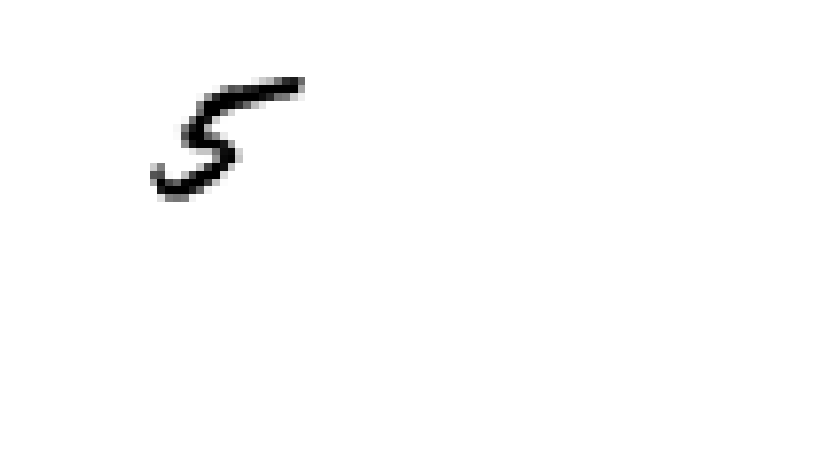
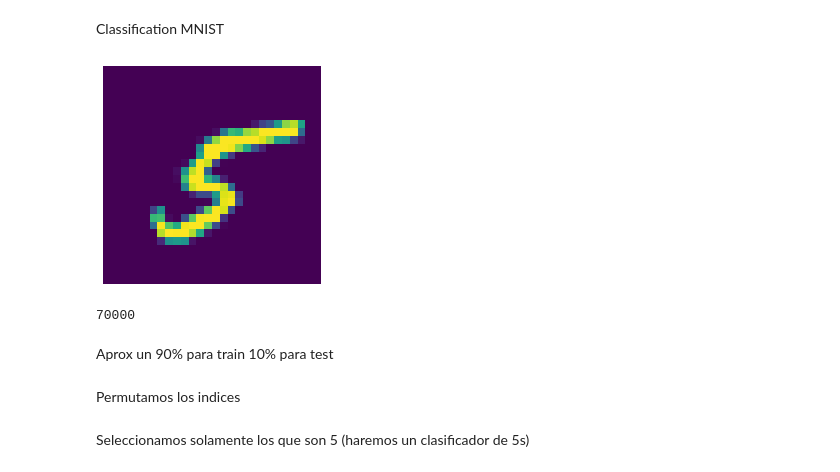
Before and after one commit to GuillermoOvejeroSanchez/Aprendizaje-Automatico, a Jupyter notebook: book-ml/classification/clf.ipynb, the cells around one changed output. Drawn from its saved outputs; the diff is of its cells as text; code cells hidden in the pictures; blank space fills up the shorter version.

```diff
--- a/book-ml/classification/clf.ipynb
+++ b/book-ml/classification/clf.ipynb
@@ -1,3 +1,5 @@
+# %% [markdown]
+Classification MNIST
 # %%
 from sklearn.datasets import fetch_openml
 mnist = fetch_openml('mnist_784')
@@ -5,23 +7,31 @@ X, y = mnist["data"], mnist["target"]
 # %%
 %matplotlib inline
 import matplotlib
 import matplotlib.pyplot as plt
 
 digit = X[2363]
 image = digit.reshape(28,28)
-plt.imshow(image, cmap = matplotlib.cm.binary,
+plt.imshow(image, cmap = matplotlib.cm.viridis,
 interpolation="nearest")
 plt.axis("off")
 plt.show()
+len(X)
 # %% [output]
-[figure, old version]
+[figure, new version]
+70000
+# %% [markdown]
+Aprox un 90% para train 10% para test
 # %%
 X_train, X_test, y_train, y_test = X[:60000], X[60000:], y[:60000], y[60000:]
+# %% [markdown]
+Permutamos los indices
 # %%
 import numpy as np
 
 shuffle_index = np.random.permutation(60000)
 X_train, y_train = X_train[shuffle_index], y_train[shuffle_index]
+# %% [markdown]
+Seleccionamos solamente los que son 5 (haremos un clasificador de 5s)
 # %%
 #5 detector
 y_train = y_train.astype(np.int8)
```
Also changed, not shown: parts of 28 cells of this notebook, 9 other files.
